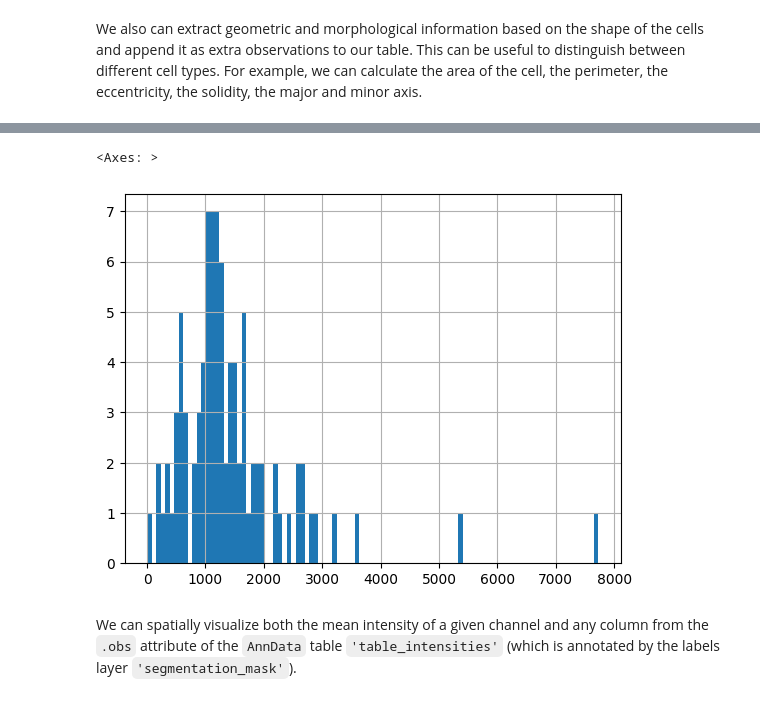
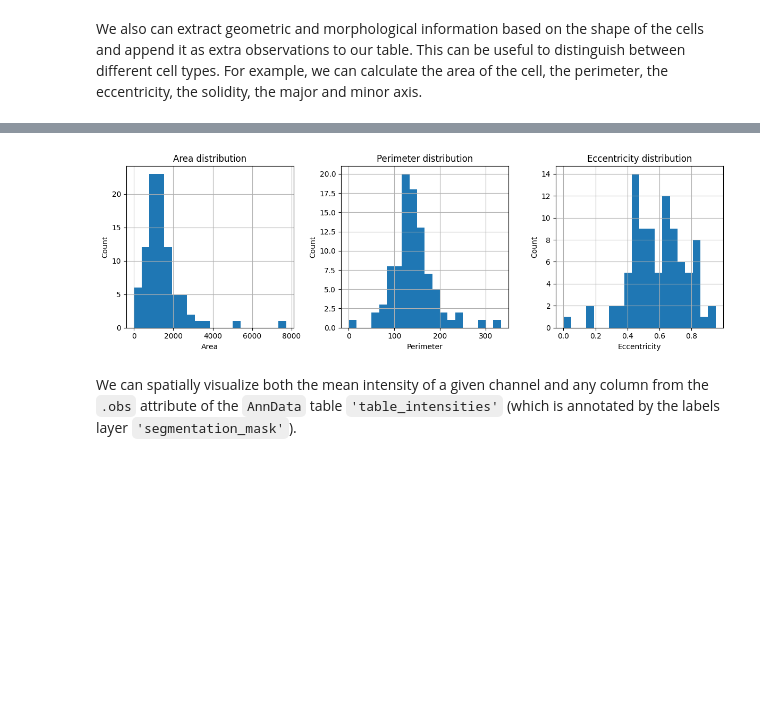
Before and after one commit to saeyslab/harpy, a Jupyter notebook: docs/tutorials/general/Harpy_feature_calculation.ipynb, the cells around one changed output, grey strips where cells are left out. Cells and saved outputs as stored; diff of their text form; code cells hidden in the pictures; blank space fills up the shorter version.

```diff
--- a/docs/tutorials/general/Harpy_feature_calculation.ipynb
+++ b/docs/tutorials/general/Harpy_feature_calculation.ipynb
@@ -305,8 +312,21 @@ sdata["table_intensities"].obs.head()
-# %%
-sdata["table_intensities"].obs["area"].hist(bins=100)
-# %% [output]
-<Axes: >
-[figure, removed]
+# %%
+fig, axes = plt.subplots(1, 3, figsize=(12, 4))
+sdata["table_intensities"].obs["area"].hist(bins=20, ax=axes[0])
+axes[0].set_xlabel("Area")
+axes[0].set_ylabel("Count")
+axes[0].set_title("Area distribution")
+sdata["table_intensities"].obs["perimeter"].hist(bins=20, ax=axes[1])
+axes[1].set_xlabel("Perimeter")
+axes[1].set_ylabel("Count")
+axes[1].set_title("Perimeter distribution")
+sdata["table_intensities"].obs["eccentricity"].hist(bins=20, ax=axes[2])
+axes[2].set_xlabel("Eccentricity")
+axes[2].set_ylabel("Count")
+axes[2].set_title("Eccentricity distribution")
+plt.tight_layout()
+plt.show()
+# %% [output]
+[figure, added]
 # %% [markdown]
 We can spatially visualize both the mean intensity of a given channel and any column from the `.obs` attribute of the `AnnData` table `'table_intensities'` (which is annotated by the labels layer `'segmentation_mask'`).
 # %%
```
Also changed, not shown: parts of 18 cells of this notebook, 1 other file.
